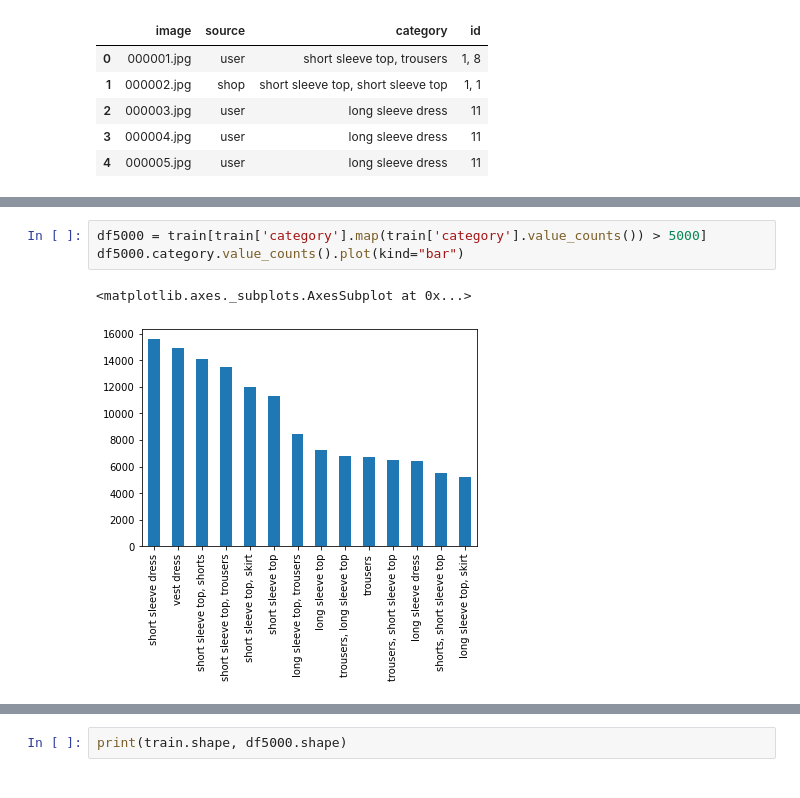
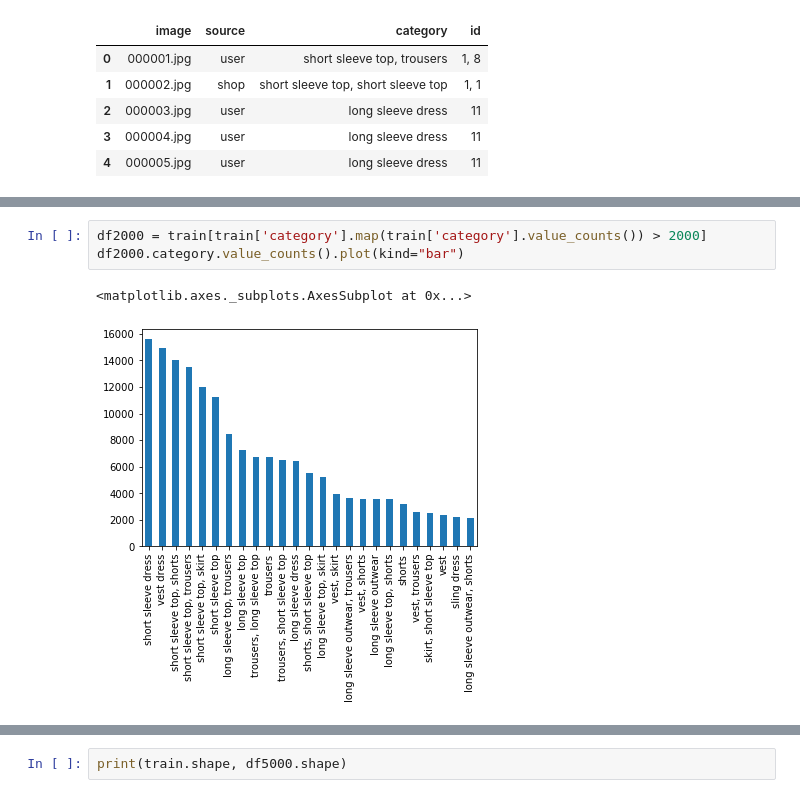
Before and after one commit to ejson03/DeepFashion2-Mobilenet, a Jupyter notebook: preprocessing/preprocessing.ipynb, the cells around one changed output, grey strips where cells are left out. Cells and saved outputs as stored; diff of their text form.

```diff
--- a/preprocessing/preprocessing.ipynb
+++ b/preprocessing/preprocessing.ipynb
@@ -23,7 +26,7 @@ train.describe()
 | freq | 1 | 132157 | 15588 | 15588 |
 # %%
-df5000 = train[train['category'].map(train['category'].value_counts()) > 5000]
-df5000.category.value_counts().plot(kind="bar")
+df2000 = train[train['category'].map(train['category'].value_counts()) > 2000]
+df2000.category.value_counts().plot(kind="bar")
 # %% [output]
 <matplotlib.axes._subplots.AxesSubplot at 0x...>
-[figure, old version]
+[figure, new version]
```
Also changed, not shown: parts of 7 cells of this notebook, 6 other files.
